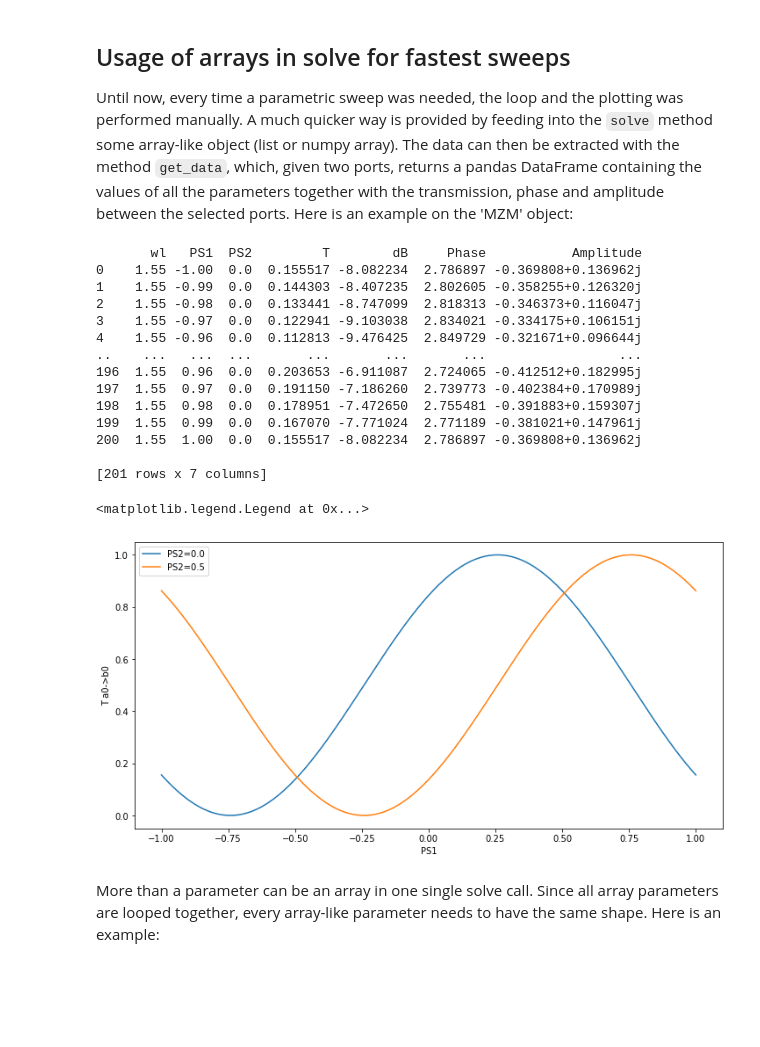
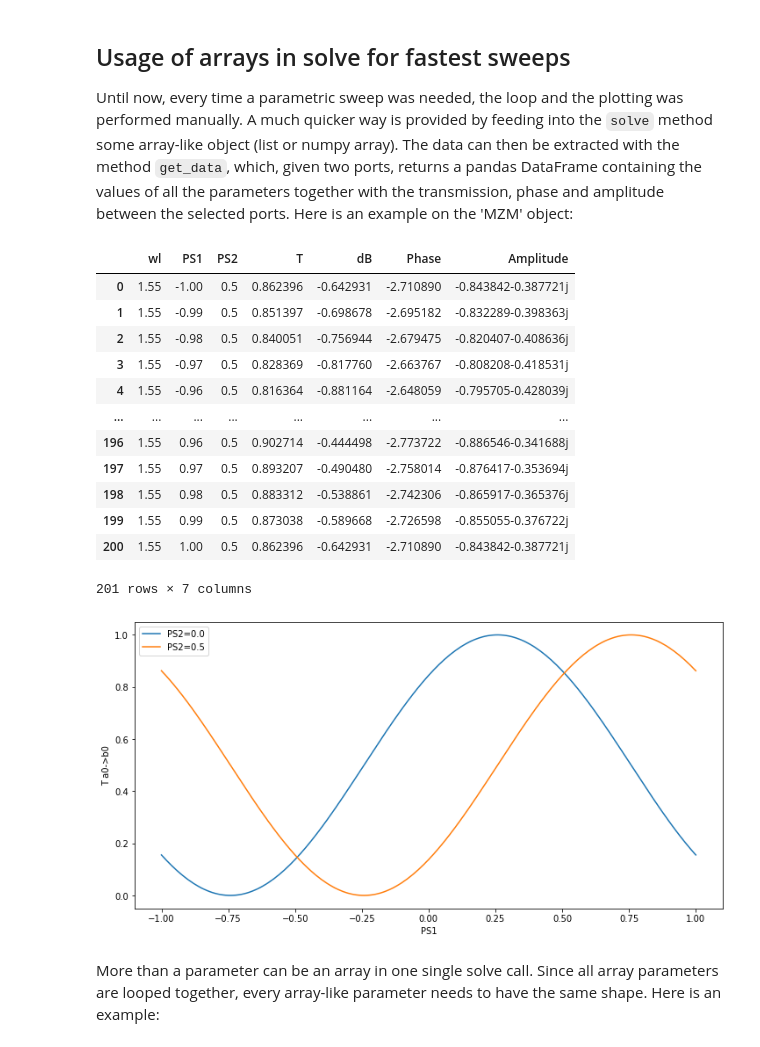
Before and after one commit to mpasson/lekkersim, a Jupyter notebook: Docs/jupyter/Parametric.ipynb, the cells around one changed output. Drawn from its saved outputs; the diff is of its cells as text; code cells hidden in the pictures; blank space fills up the shorter version.

```diff
--- a/Docs/jupyter/Parametric.ipynb
+++ b/Docs/jupyter/Parametric.ipynb
@@ -217,32 +217,30 @@ Until now, every time a parametric sweep was needed, the loop and the plotting w
 # %%
 plt.figure(figsize=[12.0, 6.0])
 
 T=MZM.solve(wl=1.55, PS1=np.linspace(-1.0,1.0,201), PS2=0.0).get_data('a0','b0')
-print(T)
 plt.plot(T['PS1'],T['T'],label='PS2=0.0')
 
 T=MZM.solve(wl=1.55, PS1=np.linspace(-1.0,1.0,201), PS2=0.5).get_data('a0','b0')
 plt.plot(T['PS1'],T['T'],label='PS2=0.5')
 
 plt.xlabel('PS1')
 plt.ylabel('T a0->b0')
 plt.legend()
+T
 # %% [output]
+|  | wl | PS1 | PS2 | T | dB | Phase | Amplitude |
+| 0 | 1.55 | -1.00 | 0.5 | 0.862396 | -0.642931 | -2.710890 | -0.843842-0.387721j |
+| 1 | 1.55 | -0.99 | 0.5 | 0.851397 | -0.698678 | -2.695182 | -0.832289-0.398363j |
+| 2 | 1.55 | -0.98 | 0.5 | 0.840051 | -0.756944 | -2.679475 | -0.820407-0.408636j |
+| 3 | 1.55 | -0.97 | 0.5 | 0.828369 | -0.817760 | -2.663767 | -0.808208-0.418531j |
+| 4 | 1.55 | -0.96 | 0.5 | 0.816364 | -0.881164 | -2.648059 | -0.795705-0.428039j |
+| ... | ... | ... | ... | ... | ... | ... | ... |
+| 196 | 1.55 | 0.96 | 0.5 | 0.902714 | -0.444498 | -2.773722 | -0.886546-0.341688j |
+| 197 | 1.55 | 0.97 | 0.5 | 0.893207 | -0.490480 | -2.758014 | -0.876417-0.353694j |
+| 198 | 1.55 | 0.98 | 0.5 | 0.883312 | -0.538861 | -2.742306 | -0.865917-0.365376j |
+| 199 | 1.55 | 0.99 | 0.5 | 0.873038 | -0.589668 | -2.726598 | -0.855055-0.376722j |
+| 200 | 1.55 | 1.00 | 0.5 | 0.862396 | -0.642931 | -2.710890 | -0.843842-0.387721j |
-       wl   PS1  PS2         T        dB     Phase           Amplitude
-0    1.55 -1.00  0.0  0.155517 -8.082234  2.786897 -0.369808+0.136962j
-1    1.55 -0.99  0.0  0.144303 -8.407235  2.802605 -0.358255+0.126320j
-2    1.55 -0.98  0.0  0.133441 -8.747099  2.818313 -0.346373+0.116047j
-3    1.55 -0.97  0.0  0.122941 -9.103038  2.834021 -0.334175+0.106151j
-4    1.55 -0.96  0.0  0.112813 -9.476425  2.849729 -0.321671+0.096644j
-..    ...   ...  ...       ...       ...       ...                 ...
-196  1.55  0.96  0.0  0.203653 -6.911087  2.724065 -0.412512+0.182995j
-197  1.55  0.97  0.0  0.191150 -7.186260  2.739773 -0.402384+0.170989j
-198  1.55  0.98  0.0  0.178951 -7.472650  2.755481 -0.391883+0.159307j
-199  1.55  0.99  0.0  0.167070 -7.771024  2.771189 -0.381021+0.147961j
-200  1.55  1.00  0.0  0.155517 -8.082234  2.786897 -0.369808+0.136962j
-
-[201 rows x 7 columns]
+201 rows × 7 columns
-<matplotlib.legend.Legend at 0x...>
 [figure]
 # %% [markdown]
 More than a parameter can be an array in one single solve call. Since all array parameters are looped together, every array-like parameter needs to have the same shape. Here is an example:
```
Also changed, not shown: parts of 4 cells of this notebook, 9 other files.
